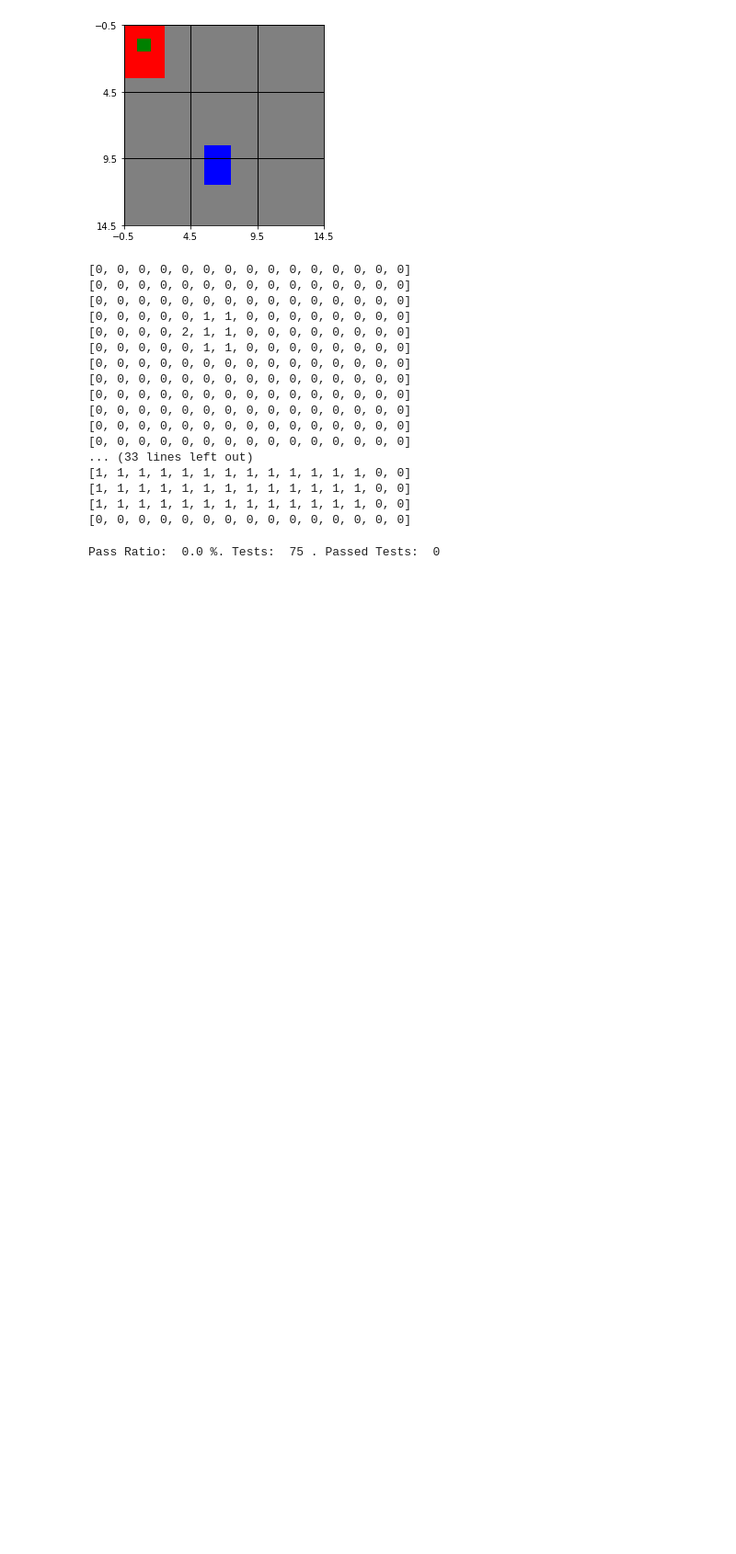
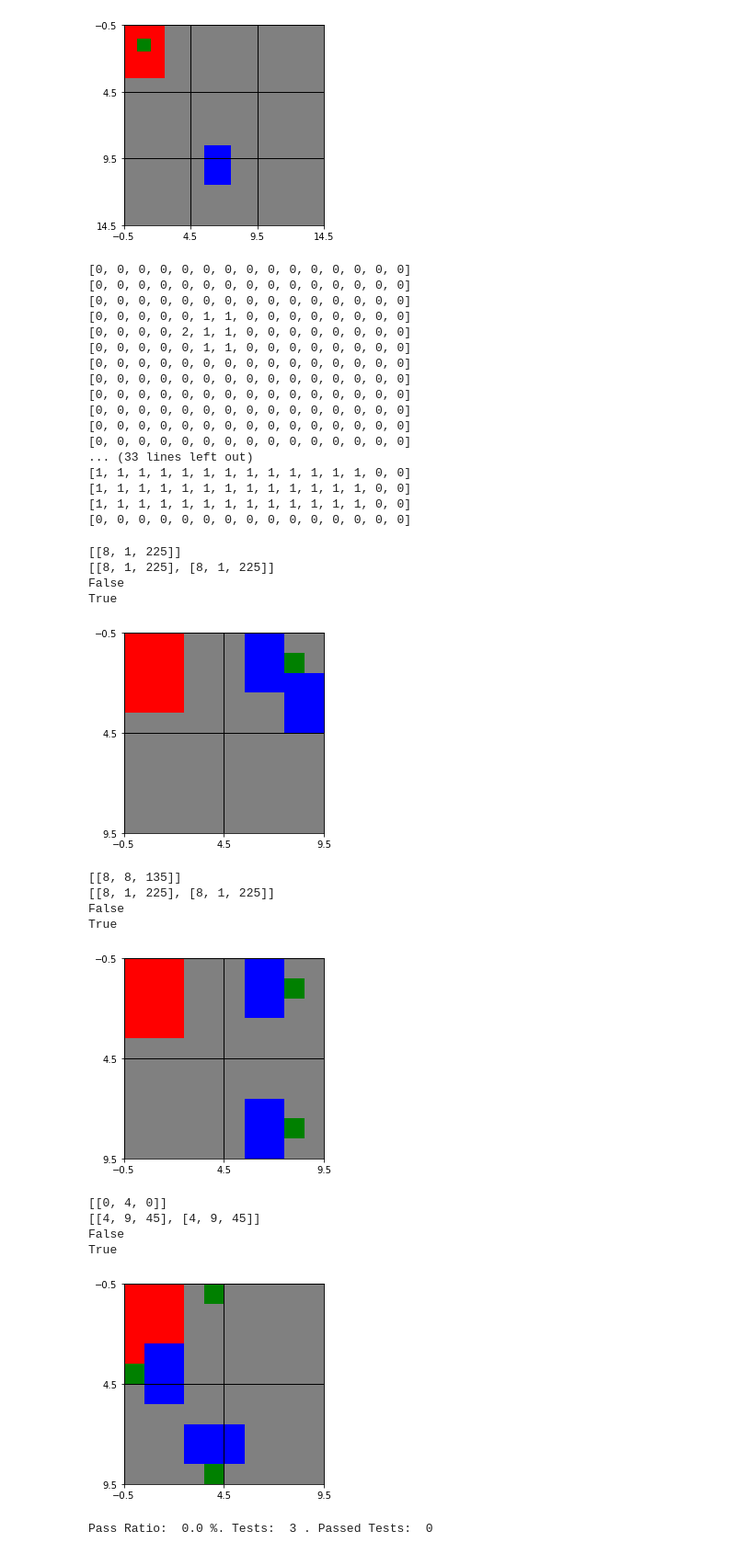
Before and after one commit to rdj772/COVIDclassSetup, a Jupyter notebook: Function2.ipynb, the cells around one changed output. Shown at 92% size. Saved outputs shown, nothing was run; the diff lists cells and outputs as text; code cells hidden in the pictures; blank space fills up the shorter version.

Commit message:
update valid input

```diff
--- a/Function2.ipynb
+++ b/Function2.ipynb
@@ -507,13 +507,14 @@ def objective(z, class_x, class_y, chair_l, fstudents, available):
     return p
 # %%
 def solutionIntoClass(sol):
+    ret = True
     for i in range(nChairs):
-        if (not addChair(int(round(sol.x[i*3])),int(round(sol.x[i*3+1])),roundAngle(sol.x[i*3+2])) == -1):
-            return False
+        if (not addChair(int(round(sol.x[i*3])),int(round(sol.x[i*3+1])),roundAngle(sol.x[i*3+2]))):
+            ret = False
     for i in range(nTables):
         if (not addTable()):
-            return False
-    return True
+            ret = False
+    return ret
 # %%
 wallExample = [
     [1,1,1,0,0,0,0,0,0,0],
@@ -661,22 +662,42 @@ wallExample = [
 # %%
 #validation
 tests = 0
 success = 0
 
 #testing
-optimizerSetup()
-for a in range(1,6):
+
+for a in range(1,2):
     for d in range(1,6):
-        for e in range(5):
+        for e in range(1):
             numC = a
             if(validInput(classx=10,classy=10,wallsGrid=wallExample,numChairs=d,numTables=a,tableL=2,tableW=3)):
                 classSetup(classx=10,classy=10,wallsGrid=wallExample,numChairs=d,numTables=a,tableL=2,tableW=3)
+                optimizerSetup()
                 solve()
 
                 tests += 1
                 if(solutionIntoClass(sol) and validChair(chairs, wallExample)):
                     success += 1
+                else:
+                    print(solutionIntoClass(sol))
+                    print(validChair(chairs, wallExample))
+                    showClassroom()
 
 print("Pass Ratio: ", success/tests*100, "%. Tests: ", tests, ". Passed Tests: ", success)
 # %% [output]
-Pass Ratio:  0.0 %. Tests:  75 . Passed Tests:  0
+[[8, 1, 225]]
+[[8, 1, 225], [8, 1, 225]]
+False
+True
+[figure, added]
+[[8, 8, 135]]
+[[8, 1, 225], [8, 1, 225]]
+False
+True
+[figure, added]
+[[0, 4, 0]]
+[[4, 9, 45], [4, 9, 45]]
+False
+True
+[figure, added]
+Pass Ratio:  0.0 %. Tests:  3 . Passed Tests:  0
```
